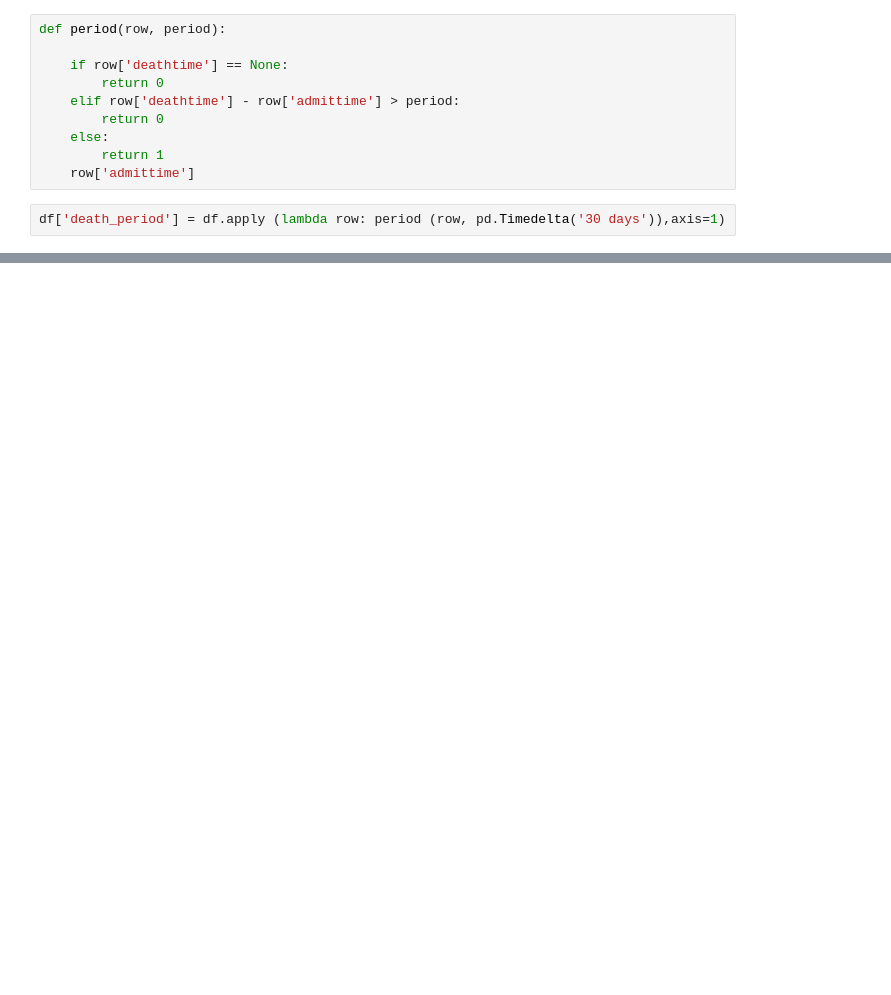
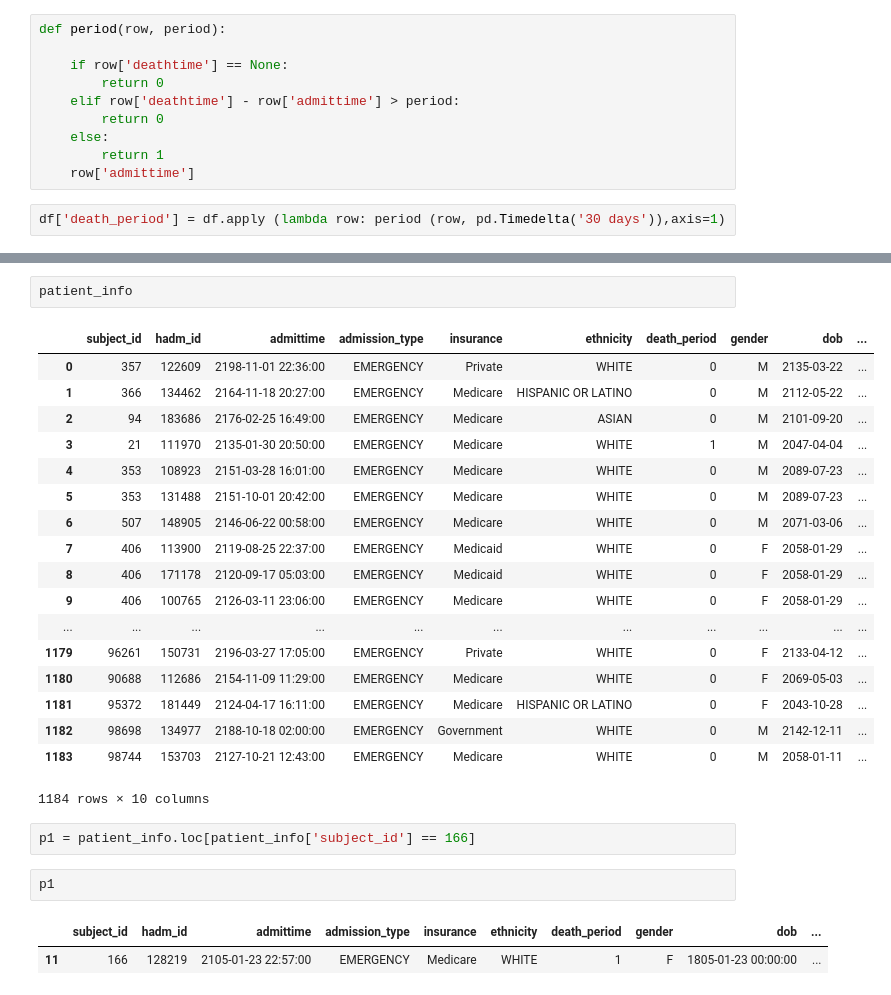
Before and after one commit to j-crowe/ICU_Survival_ML_Model_Comparison, a Jupyter notebook: Septic Feature Probe.ipynb, the cells around one changed output, grey strips where cells are left out. Saved outputs shown, nothing was run; the diff lists cells and outputs as text; blank space fills up the shorter version.

```diff
--- a/Septic Feature Probe.ipynb
+++ b/Septic Feature Probe.ipynb
@@ -89,0 +98,28 @@ df.head()
+# %%
+patient_info
+# %% [output]
+|  | subject_id | hadm_id | admittime | admission_type | insurance | ethnicity | death_period | gender | dob | ... |
+| 0 | 357 | 122609 | 2198-11-01 22:36:00 | EMERGENCY | Private | WHITE | 0 | M | 2135-03-22 | ... |
+| 1 | 366 | 134462 | 2164-11-18 20:27:00 | EMERGENCY | Medicare | HISPANIC OR LATINO | 0 | M | 2112-05-22 | ... |
+| 2 | 94 | 183686 | 2176-02-25 16:49:00 | EMERGENCY | Medicare | ASIAN | 0 | M | 2101-09-20 | ... |
+| 3 | 21 | 111970 | 2135-01-30 20:50:00 | EMERGENCY | Medicare | WHITE | 1 | M | 2047-04-04 | ... |
+| 4 | 353 | 108923 | 2151-03-28 16:01:00 | EMERGENCY | Medicare | WHITE | 0 | M | 2089-07-23 | ... |
+| 5 | 353 | 131488 | 2151-10-01 20:42:00 | EMERGENCY | Medicare | WHITE | 0 | M | 2089-07-23 | ... |
+| 6 | 507 | 148905 | 2146-06-22 00:58:00 | EMERGENCY | Medicare | WHITE | 0 | M | 2071-03-06 | ... |
+| 7 | 406 | 113900 | 2119-08-25 22:37:00 | EMERGENCY | Medicaid | WHITE | 0 | F | 2058-01-29 | ... |
+| 8 | 406 | 171178 | 2120-09-17 05:03:00 | EMERGENCY | Medicaid | WHITE | 0 | F | 2058-01-29 | ... |
+| 9 | 406 | 100765 | 2126-03-11 23:06:00 | EMERGENCY | Medicare | WHITE | 0 | F | 2058-01-29 | ... |
+| ... | ... | ... | ... | ... | ... | ... | ... | ... | ... | ... |
+| 1179 | 96261 | 150731 | 2196-03-27 17:05:00 | EMERGENCY | Private | WHITE | 0 | F | 2133-04-12 | ... |
+| 1180 | 90688 | 112686 | 2154-11-09 11:29:00 | EMERGENCY | Medicare | WHITE | 0 | F | 2069-05-03 | ... |
+| 1181 | 95372 | 181449 | 2124-04-17 16:11:00 | EMERGENCY | Medicare | HISPANIC OR LATINO | 0 | F | 2043-10-28 | ... |
+| 1182 | 98698 | 134977 | 2188-10-18 02:00:00 | EMERGENCY | Government | WHITE | 0 | M | 2142-12-11 | ... |
+| 1183 | 98744 | 153703 | 2127-10-21 12:43:00 | EMERGENCY | Medicare | WHITE | 0 | M | 2058-01-11 | ... |
+1184 rows × 10 columns
+# %%
+p1 = patient_info.loc[patient_info['subject_id'] == 166]
+# %%
+p1
+# %% [output]
+|  | subject_id | hadm_id | admittime | admission_type | insurance | ethnicity | death_period | gender | dob | ... |
+| 11 | 166 | 128219 | 2105-01-23 22:57:00 | EMERGENCY | Medicare | WHITE | 1 | F | 1805-01-23 00:00:00 | ... |
```
Also changed, not shown: parts of 13 cells of this notebook.
